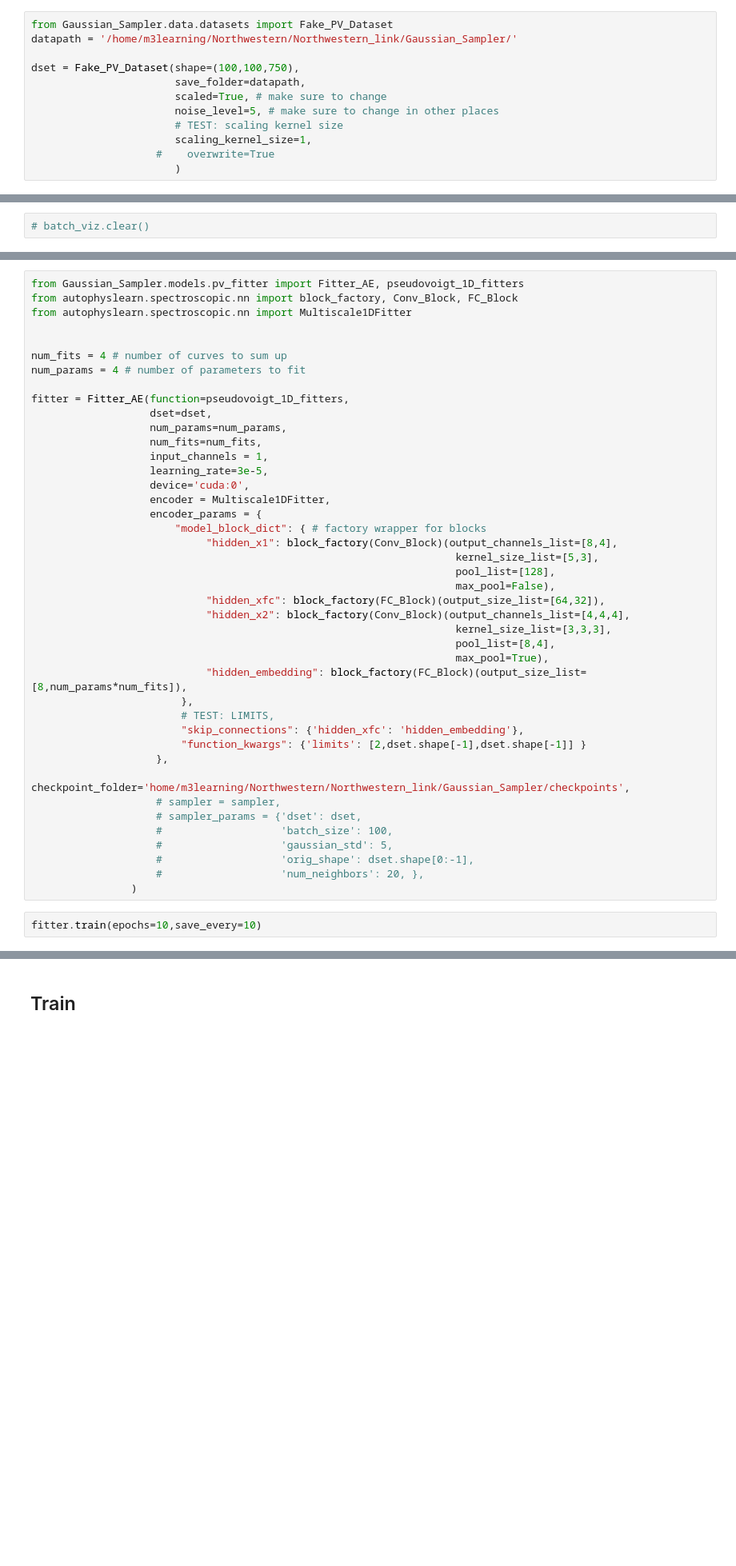
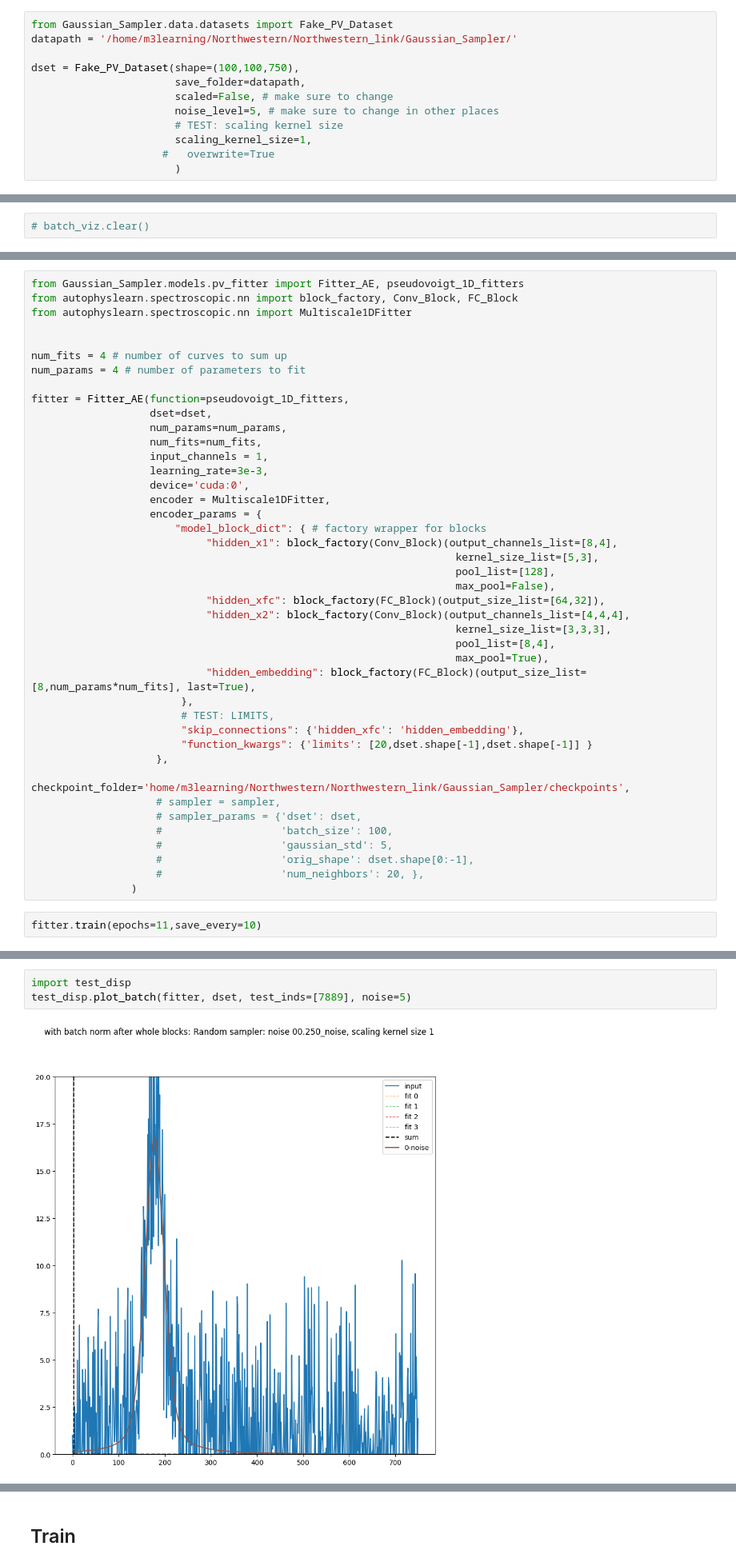
Before and after one commit to zhangxinqiao314/Gaussian_Sampler, a Jupyter notebook: Notebooks/fake_pv_testing.ipynb, the cells around one changed output, grey strips where cells are left out. Shown at 80% size. Drawn from its saved outputs; the diff is of its cells as text; blank space fills up the shorter version.

```diff
--- a/Notebooks/fake_pv_testing.ipynb
+++ b/Notebooks/fake_pv_testing.ipynb
@@ -44,11 +44,11 @@ datapath = '/home/m3learning/Northwestern/Northwestern_link/Gaussian_Sampler/'
 
 dset = Fake_PV_Dataset(shape=(100,100,750),
                        save_folder=datapath,
-                       scaled=True, # make sure to change
+                       scaled=False, # make sure to change
                        noise_level=5, # make sure to change in other places
                        # TEST: scaling kernel size
                        scaling_kernel_size=1,
-                    #    overwrite=True
+                     #   overwrite=True
                        )
 # %% [markdown]
 ## Visualize input and sampler
@@ -103,7 +105,7 @@ fitter = Fitter_AE(function=pseudovoigt_1D_fitters,
                    num_params=num_params,
                    num_fits=num_fits,
                    input_channels = 1,
-                   learning_rate=3e-5,
+                   learning_rate=3e-3,
                    device='cuda:0',
                    encoder = Multiscale1DFitter,
                    encoder_params = {
@@ -117,11 +119,11 @@ fitter = Fitter_AE(function=pseudovoigt_1D_fitters,
                                                                     kernel_size_list=[3,3,3],
                                                                     pool_list=[8,4],
                                                                     max_pool=True),
-                            "hidden_embedding": block_factory(FC_Block)(output_size_list=[8,num_params*num_fits]),
+                            "hidden_embedding": block_factory(FC_Block)(output_size_list=[8,num_params*num_fits], last=True),
                         },
                         # TEST: LIMITS,
                         "skip_connections": {'hidden_xfc': 'hidden_embedding'},
-                        "function_kwargs": {'limits': [2,dset.shape[-1],dset.shape[-1]] }
+                        "function_kwargs": {'limits': [20,dset.shape[-1],dset.shape[-1]] }
                     },
                     checkpoint_folder='home/m3learning/Northwestern/Northwestern_link/Gaussian_Sampler/checkpoints',
                     # sampler = sampler,
@@ -132,6 +134,6 @@ fitter = Fitter_AE(function=pseudovoigt_1D_fitters,
                     #                   'num_neighbors': 20, },
                 )
 # %%
-fitter.train(epochs=10,save_every=10)
+fitter.train(epochs=11,save_every=10)
 # %% [output]
 /home/m3learning/Northwestern/Gaussian_Sampler/Notebooks/home/m3learning/Northwestern/Northwestern_link/Gaussian_Sampler/checkpoints
@@ -139,0 +166,5 @@ Epoch: 000/010 | Train Loss: 0.0158
+# %%
+import test_disp
+test_disp.plot_batch(fitter, dset, test_inds=[7889], noise=5)
+# %% [output]
+[figure, added]
```
Also changed, not shown: parts of 117 cells of this notebook, 6 other files.
